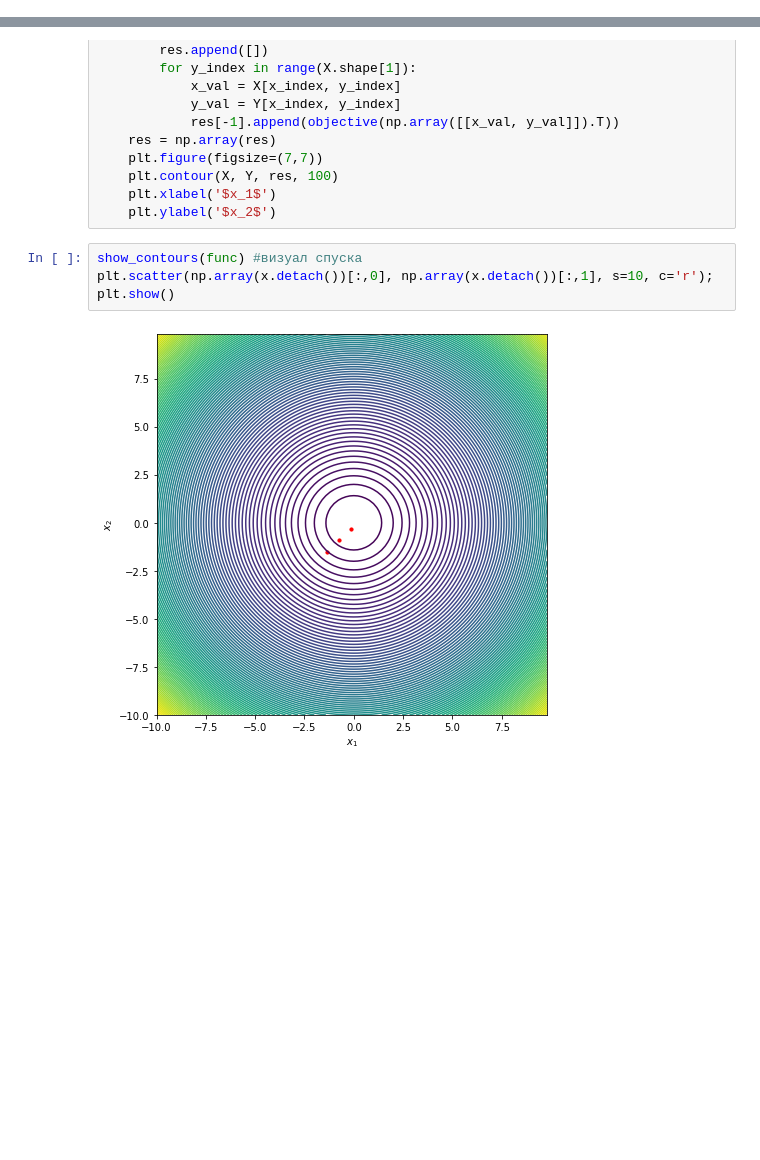
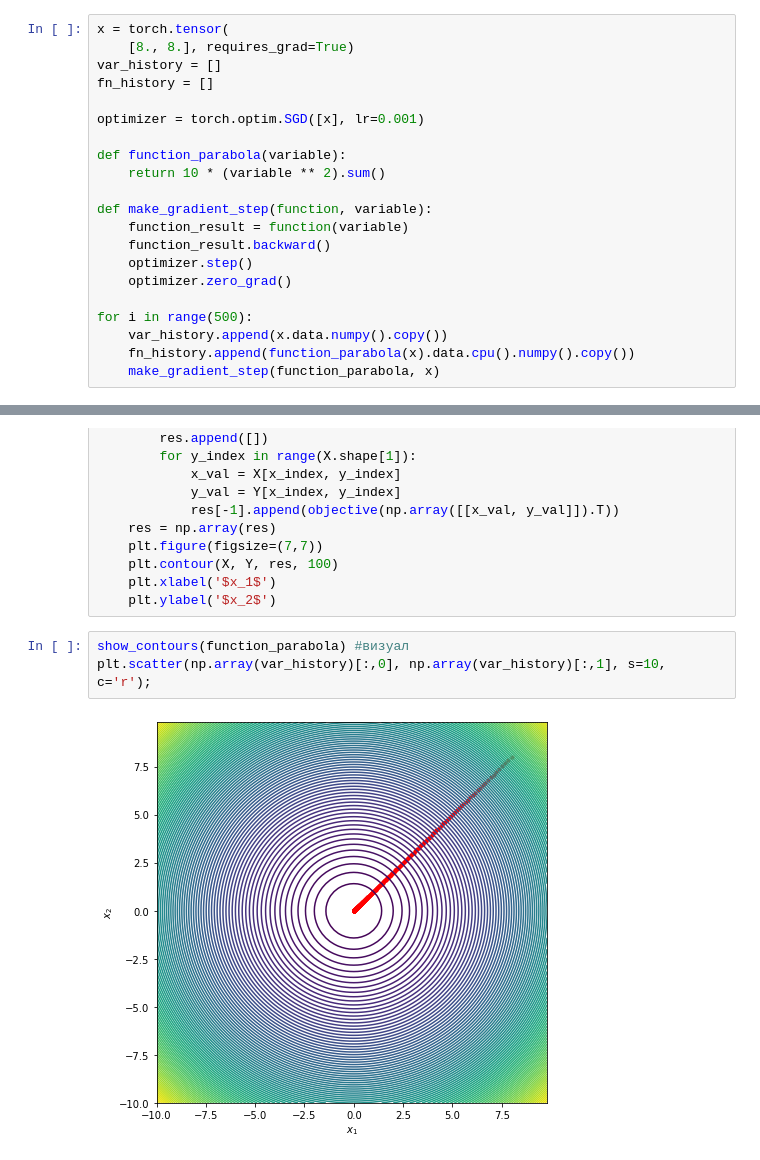
Before and after one commit to pankovakris/coursera, a Jupyter notebook: Stepik_CV_week2.ipynb, the cells around one changed output, grey strips where cells are left out. Saved outputs shown, nothing was run; the diff lists cells and outputs as text; blank space fills up the shorter version.

```diff
--- a/Stepik_CV_week2.ipynb
+++ b/Stepik_CV_week2.ipynb
@@ -43,6 +53,27 @@ def make_step(func, var):
 
 for i in range(500):
   make_step(func, x)
+# %%
+x = torch.tensor(
+    [8., 8.], requires_grad=True)
+var_history = []
+fn_history = []
+
+optimizer = torch.optim.SGD([x], lr=0.001)
+
+def function_parabola(variable):
+    return 10 * (variable ** 2).sum()
+
+def make_gradient_step(function, variable):
+    function_result = function(variable)
+    function_result.backward()
+    optimizer.step()
+    optimizer.zero_grad()
+
+for i in range(500):
+    var_history.append(x.data.numpy().copy())
+    fn_history.append(function_parabola(x).data.cpu().numpy().copy())
+    make_gradient_step(function_parabola, x)
 # %%
 def show_contours(objective,
                   x_lims=[-10.0, 10.0],
@@ -65,8 +96,7 @@ def show_contours(objective,
     plt.xlabel('$x_1$')
     plt.ylabel('$x_2$')
 # %%
-show_contours(func) #визуал спуска
-plt.scatter(np.array(x.detach())[:,0], np.array(x.detach())[:,1], s=10, c='r');
-plt.show()
+show_contours(function_parabola) #визуал
+plt.scatter(np.array(var_history)[:,0], np.array(var_history)[:,1], s=10, c='r');
 # %% [output]
-[figure, old version]
+[figure, new version]
```
Also changed, not shown: parts of 6 cells of this notebook.
